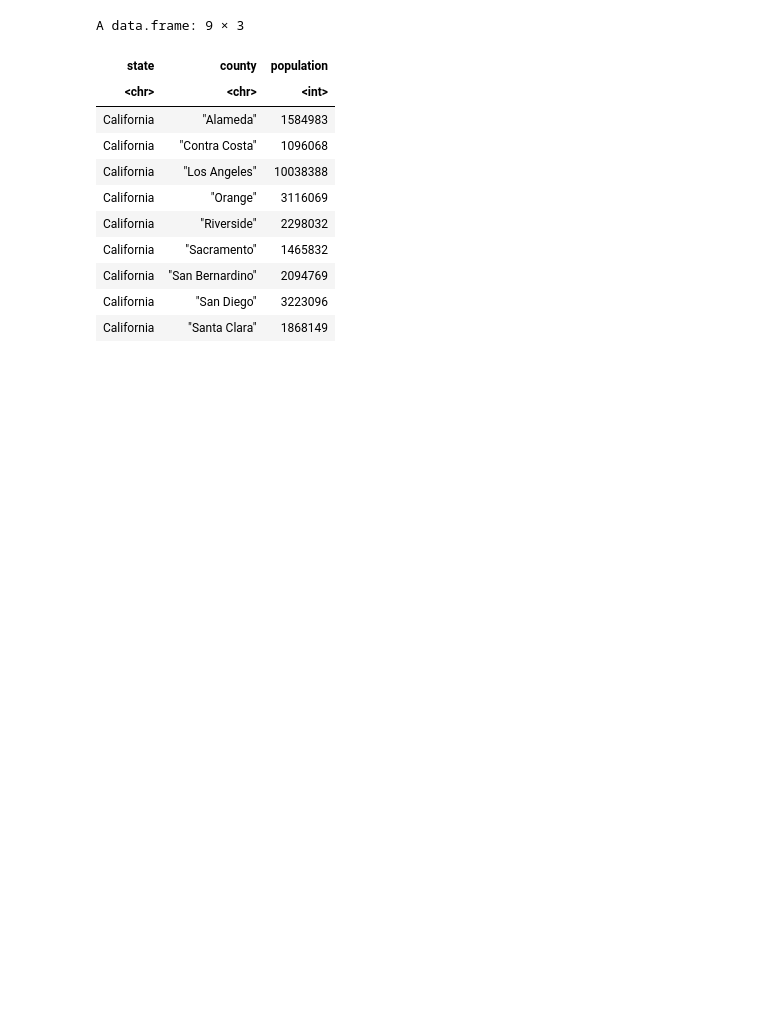
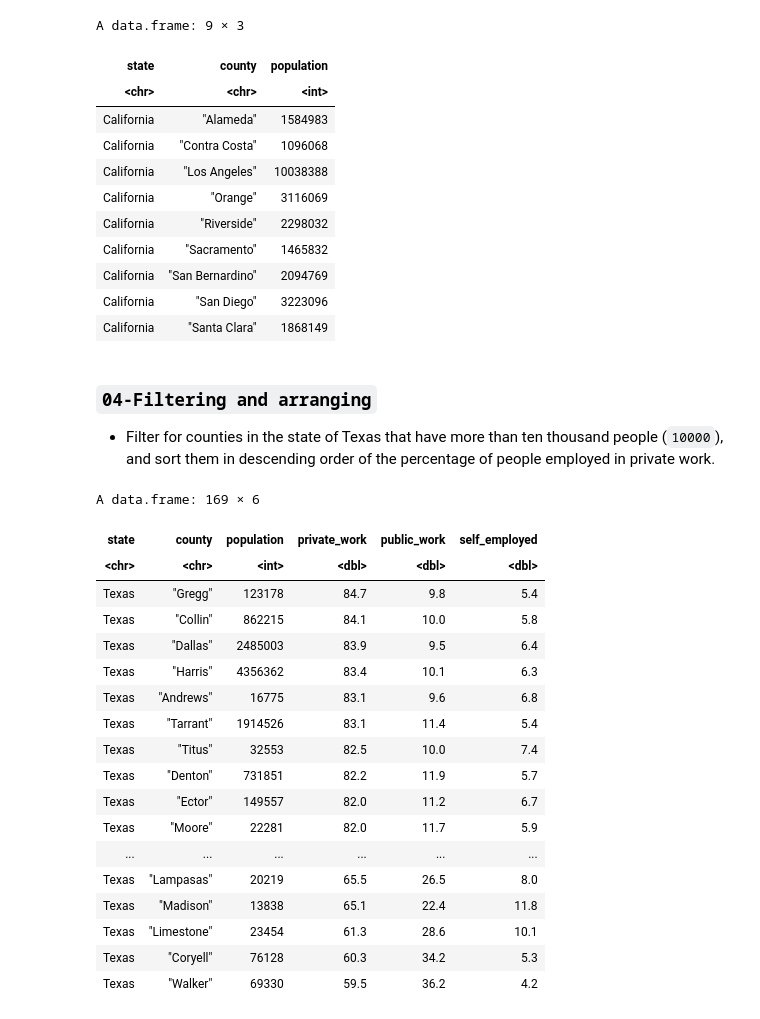
Before and after one commit to AI-MOO/Data_Scientist_with_R, a Jupyter notebook: 04_Data_Manipulation_with_dplyr/01_Transforming_Data_with_dplyr.ipynb, the cells around one changed output. Saved outputs shown, nothing was run; the diff lists cells and outputs as text; code cells hidden in the pictures; blank space fills up the shorter version.

Commit message:
Verbs: select, arrange, filter, mutate.

```diff
--- a/04_Data_Manipulation_with_dplyr/01_Transforming_Data_with_dplyr.ipynb
+++ b/04_Data_Manipulation_with_dplyr/01_Transforming_Data_with_dplyr.ipynb
@@ -12,7 +12,7 @@ You don't need to save the result to a variable.
 - Select the columns listed from the counties variable.
 # %%
 library(dplyr)
-counties <- read.csv("D:\\0000\\GitHub\\Data_Scientist_with_R\\00_Datasets\\counties.csv",
+counties <- read.csv("C:\\Users\\mosman\\Desktop\\Github\\Data_Scientist_with_R\\00_Datasets\\counties.csv",
                     header=TRUE)
 # %%
 counties %>%
@@ -120,3 +120,37 @@ A data.frame: 9 × 3
 | California | "San Bernardino" | 2094769 |
 | California | "San Diego" | 3223096 |
 | California | "Santa Clara" | 1868149 |
+# %% [markdown]
+ ### `04-Filtering and arranging`
+
+- Filter for counties in the state of Texas that have more than ten thousand people (`10000`), and sort them in descending order of the percentage of people employed in private work.
+# %%
+counties_selected <- counties %>%
+  select(state, county, population, private_work, public_work, self_employed)
+
+# Filter for Texas and more than 10000 people; sort in descending order of private_work
+counties_selected %>%
+  # Filter for Texas and more than 10000 people
+  filter(state == "Texas", population > 10000) %>%
+  # Sort in descending order of private_work
+  arrange(desc(private_work))
+# %% [output]
+A data.frame: 169 × 6
+| state | county | population | private_work | public_work | self_employed |
+| <chr> | <chr> | <int> | <dbl> | <dbl> | <dbl> |
+| Texas | "Gregg" | 123178 | 84.7 | 9.8 | 5.4 |
+| Texas | "Collin" | 862215 | 84.1 | 10.0 | 5.8 |
+| Texas | "Dallas" | 2485003 | 83.9 | 9.5 | 6.4 |
+| Texas | "Harris" | 4356362 | 83.4 | 10.1 | 6.3 |
+| Texas | "Andrews" | 16775 | 83.1 | 9.6 | 6.8 |
+| Texas | "Tarrant" | 1914526 | 83.1 | 11.4 | 5.4 |
+| Texas | "Titus" | 32553 | 82.5 | 10.0 | 7.4 |
+| Texas | "Denton" | 731851 | 82.2 | 11.9 | 5.7 |
+| Texas | "Ector" | 149557 | 82.0 | 11.2 | 6.7 |
+| Texas | "Moore" | 22281 | 82.0 | 11.7 | 5.9 |
+| ... | ... | ... | ... | ... | ... |
+| Texas | "Lampasas" | 20219 | 65.5 | 26.5 | 8.0 |
+| Texas | "Madison" | 13838 | 65.1 | 22.4 | 11.8 |
+| Texas | "Limestone" | 23454 | 61.3 | 28.6 | 10.1 |
+| Texas | "Coryell" | 76128 | 60.3 | 34.2 | 5.3 |
+| Texas | "Walker" | 69330 | 59.5 | 36.2 | 4.2 |
```
Also changed, not shown: parts of 8 cells of this notebook.
